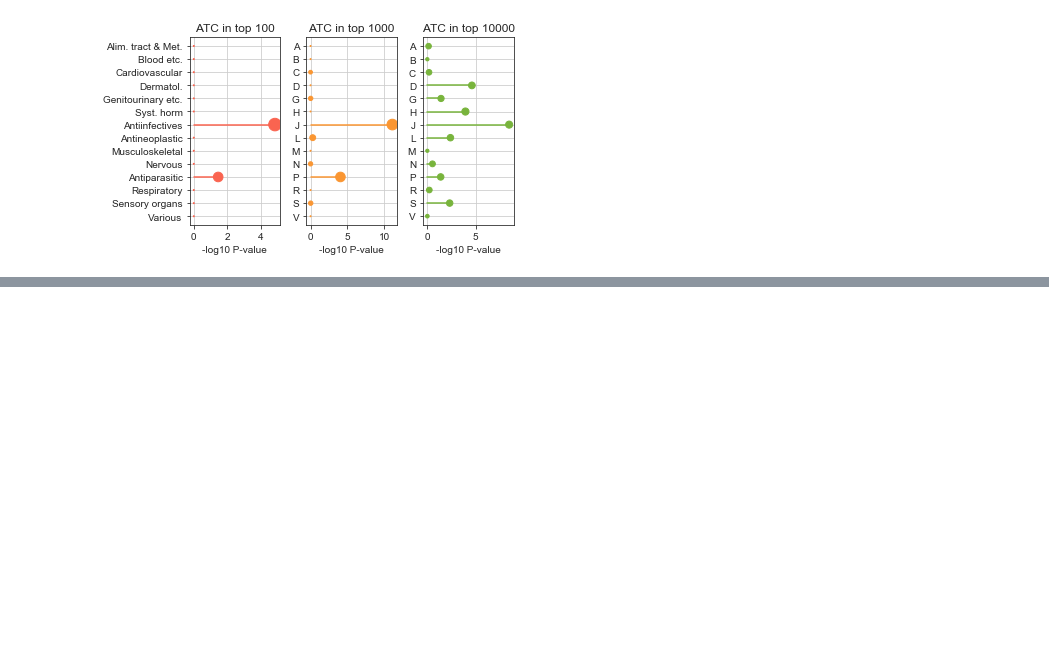
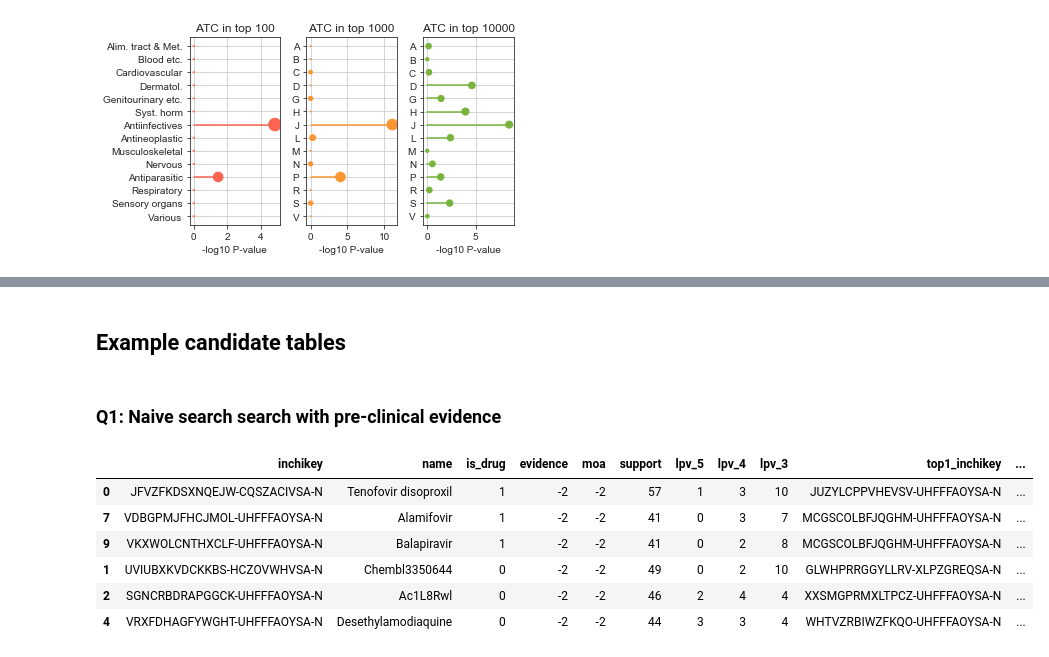
Before and after one commit to sbnb-irb/covid19, a Jupyter notebook: notebooks/explore.ipynb, the cells around one changed output, grey strips where cells are left out. Cells and saved outputs as stored; diff of their text form; code cells hidden in the pictures; blank space fills up the shorter version.

Commit message:
added query

```diff
--- a/notebooks/explore.ipynb
+++ b/notebooks/explore.ipynb
@@ -866,9 +507,0 @@ RDKit WARNING: [00:17:16] Enabling RDKit 2019.09.1 jupyter extensions
-# %%
-mol = Mol(cc, "WLEGHUATPVYRSK-UHFFFAOYSA-N", "inchikey")
-
-def candidate_view(df):
-    return df[["inchikey", "name", "is_drug", "support", "lpv_5", "lpv_4", "lpv_3", "top1_name", "top2_name", "top3_name"]][df["evidence"]==-2]
-
-df = candidate_view(load_df("cc", 1, None))
-#df[df["is_drug"]==1][:6]
-df[:6]
@@ -955,21 +507,0 @@ df[df["inchikey"].isin(iks)][:3]
-# %%
-iks = set(df1["inchikey"])
-for df in [df2, df3, df4, df5]:
-    iks = iks.intersection(df["inchikey"])
-# %%
-iks = set(df1["inchikey"])
-for df in [df2]:
-    iks = iks.intersection(df2["inchikey"])
-# %%
-N = 5000
-
-df1 = candidate_view(load_df("cc", 1, 1))[:N]
-df2 = candidate_view(load_df("cc", 1, 2))[:N]
-
-iks = set(df1["inchikey"])
-for df in [df2]:
-    iks = iks.intersection(df["inchikey"])
-
-df = candidate_view(load_df("cc", None, None))
-#df = df[df["is_drug"]==1]
-df[df["inchikey"].isin(iks)][:3]
@@ -996,0 +603,25 @@ df2
+# %% [markdown]
+## Example candidate tables
+# %% [markdown]
+### Q1: Naive search search with pre-clinical evidence
+# %%
+simtype = "cc"
+
+def query1():
+    df  = load_df(simtype, 2, None)
+    df  = df[df["evidence"] == -2]
+    df1 = df[df["is_drug"] == 1][:3]
+    df2 = df[df["is_drug"] == 0][:3]
+    df  = df1.append(df2)
+    return df
+
+df = query1()
+df
+# %% [output]
+|  | inchikey | name | is_drug | evidence | moa | support | lpv_5 | lpv_4 | lpv_3 | top1_inchikey | ... |
+| 0 | JFVZFKDSXNQEJW-CQSZACIVSA-N | Tenofovir disoproxil | 1 | -2 | -2 | 57 | 1 | 3 | 10 | JUZYLCPPVHEVSV-UHFFFAOYSA-N | ... |
+| 7 | VDBGPMJFHCJMOL-UHFFFAOYSA-N | Alamifovir | 1 | -2 | -2 | 41 | 0 | 3 | 7 | MCGSCOLBFJQGHM-UHFFFAOYSA-N | ... |
+| 9 | VKXWOLCNTHXCLF-UHFFFAOYSA-N | Balapiravir | 1 | -2 | -2 | 41 | 0 | 2 | 8 | MCGSCOLBFJQGHM-UHFFFAOYSA-N | ... |
+| 1 | UVIUBXKVDCKKBS-HCZOVWHVSA-N | Chembl3350644 | 0 | -2 | -2 | 49 | 0 | 2 | 10 | GLWHPRRGGYLLRV-XLPZGREQSA-N | ... |
+| 2 | SGNCRBDRAPGGCK-UHFFFAOYSA-N | Ac1L8Rwl | 0 | -2 | -2 | 46 | 2 | 4 | 4 | XXSMGPRMXLTPCZ-UHFFFAOYSA-N | ... |
+| 4 | VRXFDHAGFYWGHT-UHFFFAOYSA-N | Desethylamodiaquine | 0 | -2 | -2 | 44 | 3 | 3 | 4 | WHTVZRBIWZFKQO-UHFFFAOYSA-N | ... |
```
Also changed, not shown: parts of 47 cells of this notebook, 1 other file.
